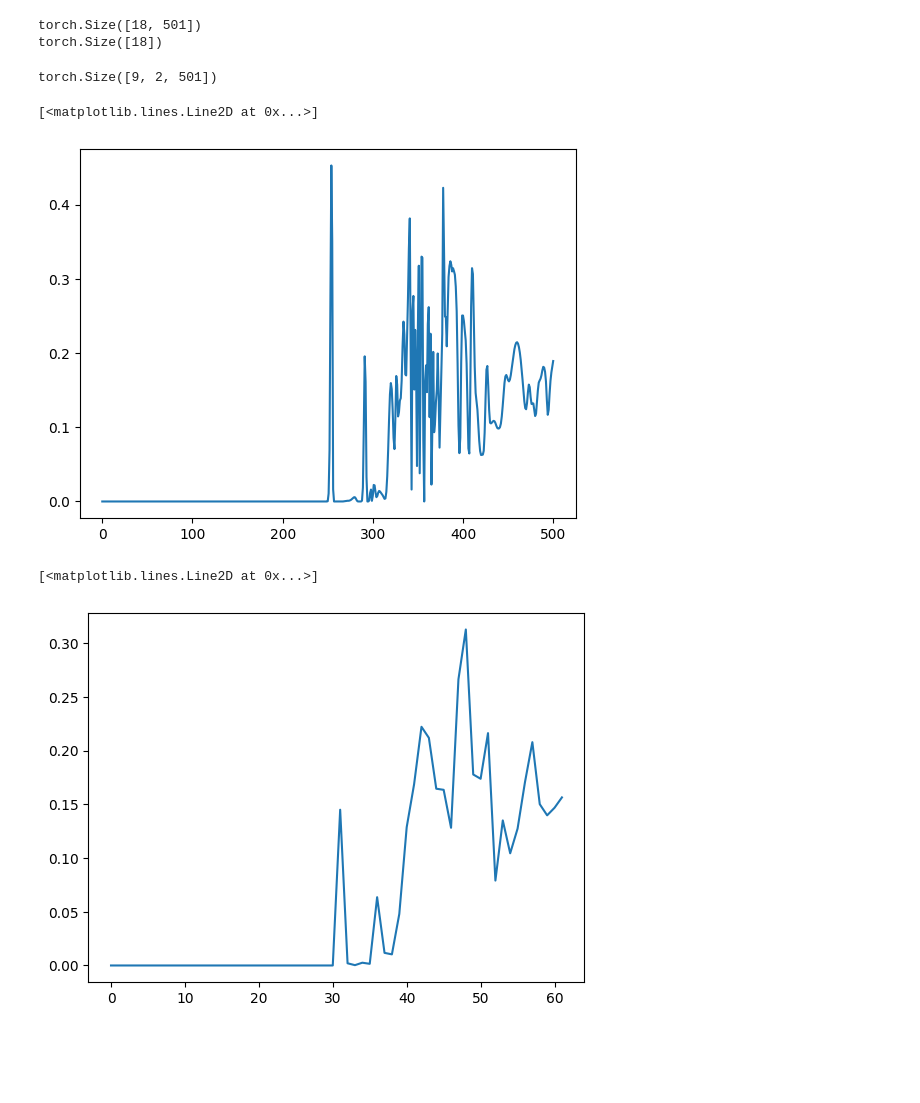
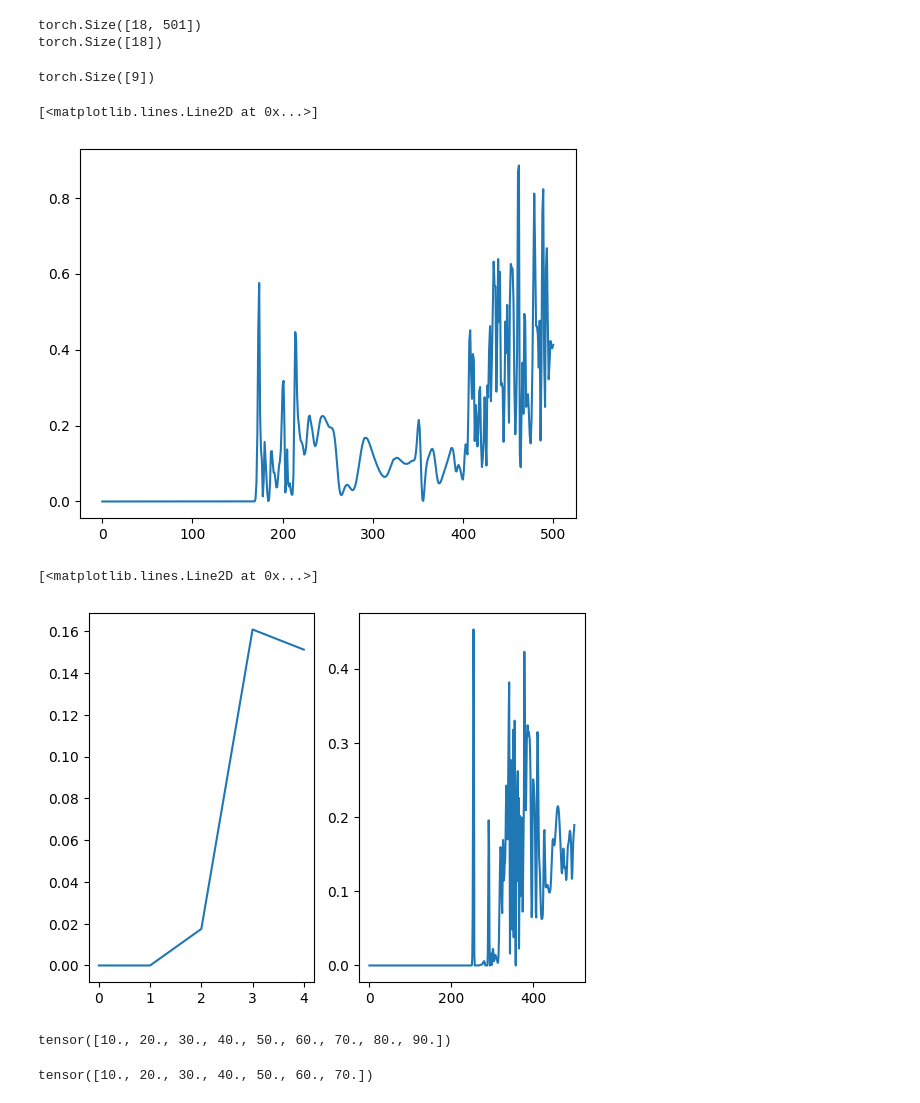
Before and after one commit to Tyro-Young/Inverse-CFD, a Jupyter notebook: smoke_linear- cnn.ipynb, the cells around one changed output. Drawn from its saved outputs; the diff is of its cells as text; code cells hidden in the pictures; blank space fills up the shorter version.

```diff
--- a/smoke_linear- cnn.ipynb
+++ b/smoke_linear- cnn.ipynb
@@ -68,25 +68,29 @@ print(source_tensor.shape)
 torch.Size([18, 501])
 torch.Size([18])
 # %%
-density_tensor= density_tensor.view(9,2,-1)
-print(density_tensor.shape)
+density_tensor = density_tensor.view(9,2,-1)
+source_tensor = source_tensor[0:9]
+print(source_tensor.shape)
 # %% [output]
-torch.Size([9, 2, 501])
+torch.Size([9])
 # %%
 # for i in range(density_tensor.size(0)):
 #     print(f"Values in the first dimension (batch {i}): {density_tensor[i]}")
 #     print("length",len(density_tensor[i]))
 # %%
-plt.plot(density_tensor[4,0,:])
+plt.plot(density_tensor[6,1,:])
 # %% [output]
 [<matplotlib.lines.Line2D at 0x...>]
-[figure, old version]
+[figure, new version]
 # %%
 # import torch.nn as nn
-my_test_layer = nn.AvgPool1d(8)
+my_test_layer = nn.AvgPool1d(100)
+plt.subplot(121)
 plt.plot(my_test_layer(density_tensor)[4,0,:])
+plt.subplot(122)
+plt.plot((density_tensor)[4,0,:])
 # %% [output]
 [<matplotlib.lines.Line2D at 0x...>]
-[figure, old version]
+[figure, new version]
 # %%
 # conv1d_layer = torch.nn.Conv1d(in_channels=2, out_channels =2 , kernel_size=9)
@@ -94,5 +98,9 @@ source_tensor = torch.randn((9, 1))  # Assuming 1D output
 # print(source_tensor.shape)
 # print(len(density_tensor))
+# %%
+source_tensor
+# %% [output]
+tensor([10., 20., 30., 40., 50., 60., 70., 80., 90.])
 # %%
 # Assuming you have separate training and testing datasets
 num_samples = len(density_tensor)
@@ -103,6 +111,10 @@ train_density = density_tensor[:split_index]
 test_density = density_tensor[split_index:]
 train_source = source_tensor[:split_index]
 test_source = source_tensor[split_index:]
+# %%
+train_source
+# %% [output]
+tensor([10., 20., 30., 40., 50., 60., 70.])
 # %%
 batch_size = 8
 
```
Also changed, not shown: parts of 7 cells of this notebook.
